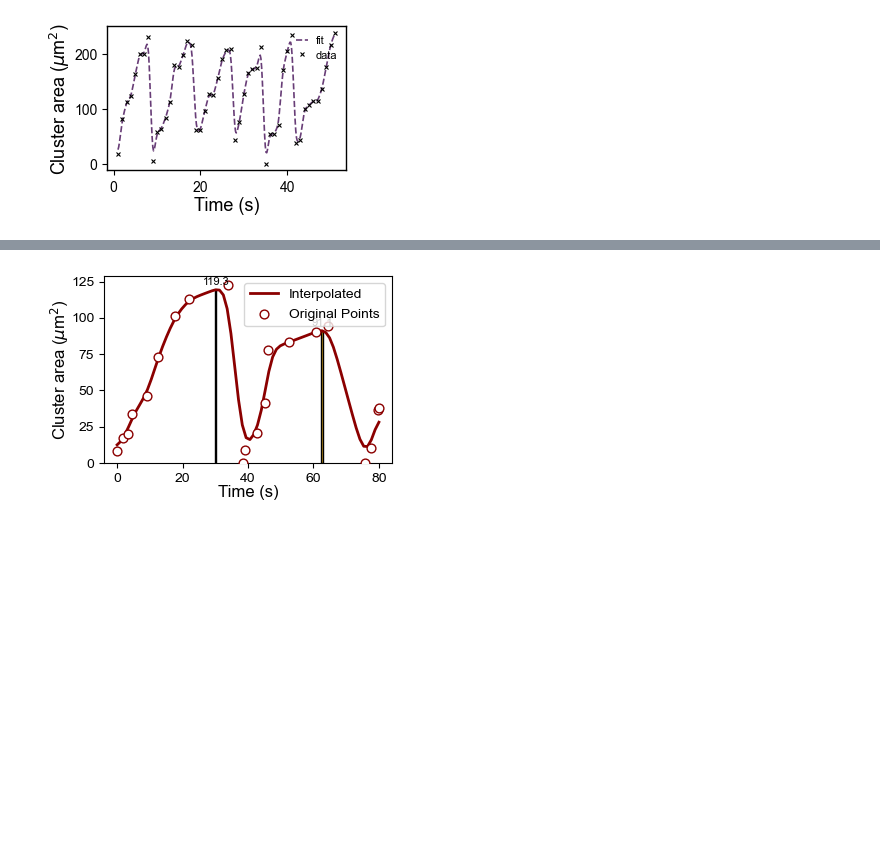
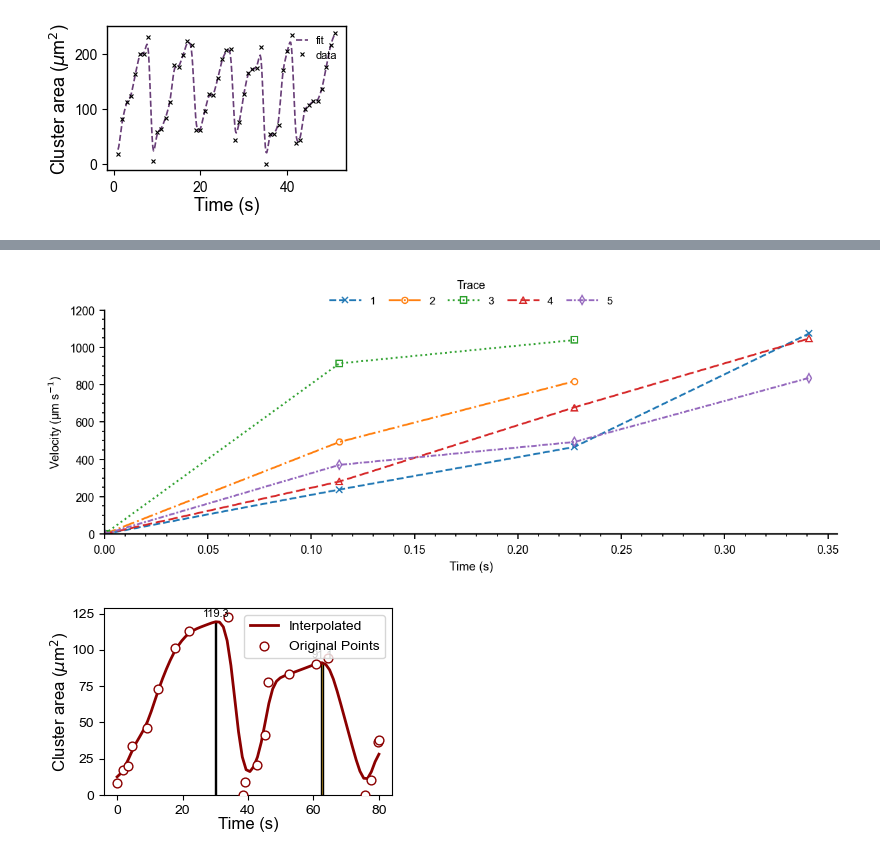
Before and after one commit to M-Medany/Ultrasound-induced-Particle-Dynamics-in-Pathological-Vascular-Vortices-, a Jupyter notebook: Plotting_filling_Aneurysm.ipynb, the cells around one changed output, grey strips where cells are left out. Drawn from its saved outputs; the diff is of its cells as text; code cells hidden in the pictures; blank space fills up the shorter version.

```diff
--- a/Plotting_filling_Aneurysm.ipynb
+++ b/Plotting_filling_Aneurysm.ipynb
@@ -1181,3 +1405,92 @@ plt.show()
+# %%
+# velocity_all_one_axis_numbered_journal.py
+# Plot five velocity–time traces on a single set of axes in journal style.
+
+import numpy as np
+import matplotlib as mpl
+import matplotlib.pyplot as plt
+
+# -------- Data --------
+fps = 8.8
+dt = 1.0 / fps
+
+vel_sets = [
+    np.array([0, 238, 466, 1074], dtype=float),   # 1
+    np.array([0, 493, 818], dtype=float),         # 2
+    np.array([0, 914, 1039], dtype=float),        # 3
+    np.array([0, 281, 678, 1047], dtype=float),   # 4
+    np.array([0, 370, 493, 836], dtype=float),    # 5
+]
+labels = ["1", "2", "3", "4", "5"]
+
+# Common limits
+n_max  = max(len(v) for v in vel_sets)
+t_max  = (n_max - 1) * dt
+y_maxd = max(float(v.max()) for v in vel_sets)
+y_max  = max(1200, np.ceil(y_maxd/100.0)*100.0 + 100)
+
+# -------- Journal style --------
+mpl.rcdefaults()
+mpl.rcParams.update({
+    "figure.dpi": 150, "savefig.dpi": 600,
+    "font.family": "sans-serif",
+    "font.sans-serif": ["Arial", "Helvetica", "DejaVu Sans"],
+    "font.size": 8.5,
+    "axes.labelsize": 9, "legend.fontsize": 8, "axes.titlesize": 9,
+    "axes.linewidth": 1.1,
+    "axes.spines.top": False, "axes.spines.right": False,
+    "xtick.direction": "out", "ytick.direction": "out",
+    "xtick.major.size": 4, "ytick.major.size": 4,
+    "xtick.minor.size": 2, "ytick.minor.size": 2,
+    "xtick.major.width": 0.9, "ytick.major.width": 0.9,
+    "xtick.minor.width": 0.8, "ytick.minor.width": 0.8,
+    "pdf.fonttype": 42, "ps.fonttype": 42,   # editable text in Illustrator
+})
+
+# Wider aspect (more x)
+fig, ax = plt.subplots(figsize=(8.5, 3.4))
+
+# Colorblind-friendly palette + distinct linestyles & markers
+colors = plt.get_cmap("tab10").colors
+linestyles = ["--", "-.", ":", (0, (5, 2)), (0, (3, 1, 1, 1))]
+markers    = ["x", "o", "s", "^", "d"]  # helpful for grayscale printing
+
+# -------- Plot --------
+for i, v in enumerate(vel_sets):
+    t = np.arange(v.size) * dt
+    ax.plot(
+        t, v,
+        color=colors[i % len(colors)],
+        lw=1.4, linestyle=linestyles[i % len(linestyles)],
+        marker=markers[i % len(markers)], markersize=4.5, mew=1.0, markerfacecolor="none",
+        label=labels[i]
+    )
+
+# Axes, limits, ticks (no grid)
+ax.grid(False)
+xpad = 0.04 * (t_max if t_max > 0 else dt)
+ax.set_xlim(0, t_max + xpad)
+ax.set_ylim(0, y_max)
+ax.minorticks_on()
+
+# Labels (no title)
+ax.set_xlabel("Time (s)")
+ax.set_ylabel("Velocity (µm s$^{-1}$)")
+
+# Legend
+ax.legend(title="Trace", frameon=False, ncol=5, loc="upper center",
+          bbox_to_anchor=(0.5, 1.18), handlelength=3.0, columnspacing=1.2)
+
+fig.tight_layout()
+# Vector + high-res raster exports
+fig.savefig("velocity_all_one_axis_numbered.pdf", bbox_inches="tight")
+fig.savefig("velocity_all_one_axis_numbered.png", dpi=600, bbox_inches="tight")
+# Uncomment if your journal requires TIFF:
+# fig.savefig("velocity_all_one_axis_numbered.tiff", dpi=600, bbox_inches="tight")
+
+plt.show()
+# %% [output]
+[figure, added]
 # %%
 import pandas as pd
 import numpy as np
```
Also changed, not shown: parts of 3 cells of this notebook, 8 other files.
